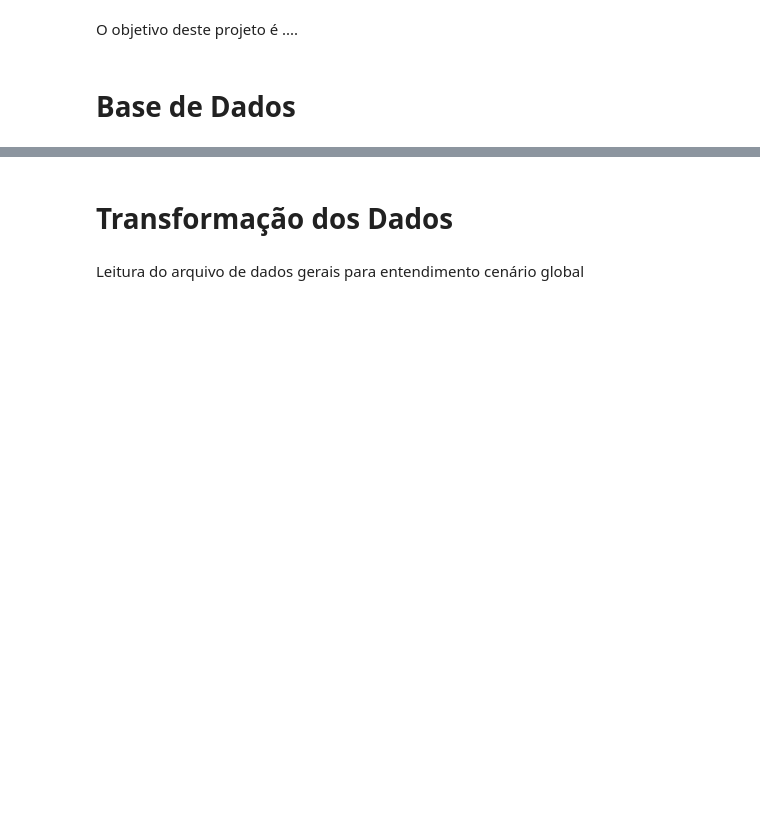
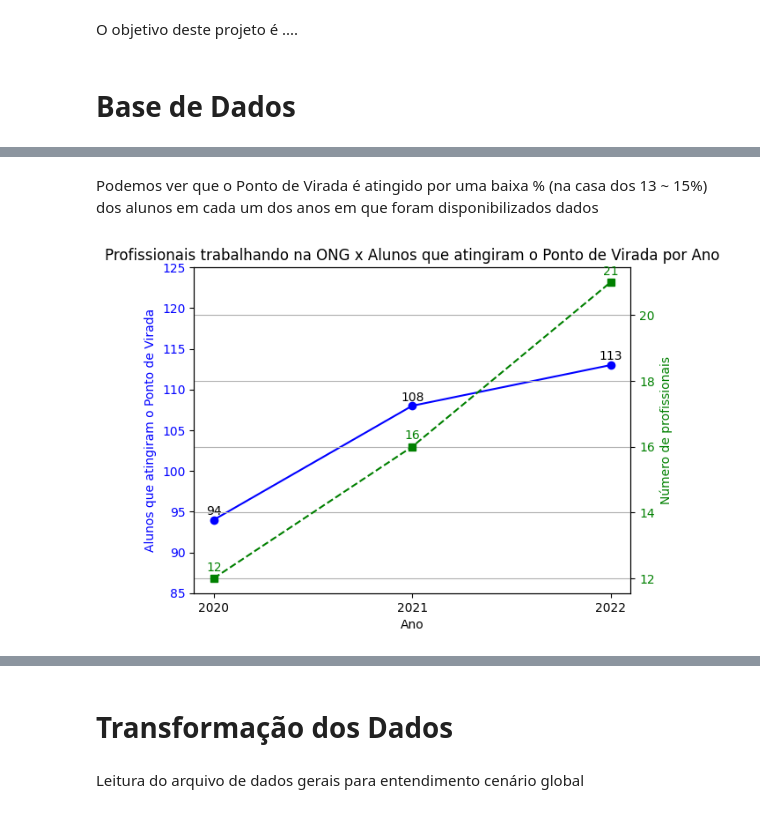
Before and after one commit to ESipp/postech-datathon-pm, a Jupyter notebook: datathon_passos_magicos.ipynb, the cells around one changed output, grey strips where cells are left out. Drawn from its saved outputs; the diff is of its cells as text; code cells hidden in the pictures; blank space fills up the shorter version.

```diff
--- a/datathon_passos_magicos.ipynb
+++ b/datathon_passos_magicos.ipynb
@@ -27,0 +215,43 @@ Comentários gerais das bases de dados
+# %% [markdown]
+Podemos ver que o Ponto de Virada é atingido por uma baixa % (na casa dos 13 ~ 15%) dos alunos em cada um dos anos em que foram disponibilizados dados
+# %%
+df_ponto_virada_sim = df[df['PONTO_VIRADA'] == "Sim"].groupby(["ANO"])["PONTO_VIRADA"].count()
+
+# Obtendo os anos únicos presentes na coluna "ANO"
+anos = df_ponto_virada_sim.index.tolist()
+
+# Plotando o gráfico de linhas
+fig, ax1 = plt.subplots()
+
+ax1.plot(anos, df_ponto_virada_sim, marker="o", linestyle="-", color="b")
+ax1.set_xlabel("Ano")
+ax1.set_ylabel("Alunos que atingiram o Ponto de Virada", color="b")
+ax1.set_ylim(85, 125)
+ax1.tick_params(axis='y', labelcolor='b')
+
+# Adicionando os valores de cada ponto com posição ajustada
+for i, txt in enumerate(df_ponto_virada_sim):
+    ax1.text(anos[i], txt + 0.3, str(txt), ha='center', va='bottom')  # Ajustando a posição vertical
+
+# Definindo os anos como categorias no eixo X
+ax1.set_xticks(anos)
+
+# Adicionando o segundo eixo Y
+ax2 = ax1.twinx()
+valores_secundarios = {2020: 12, 2021: 16, 2022: 21} # Profissionais trabalhando na ONG em cada ano
+valores_secundarios_anos = list(valores_secundarios.keys())
+valores_secundarios_valores = list(valores_secundarios.values())
+ax2.plot(valores_secundarios_anos, valores_secundarios_valores, marker="s", linestyle="--", color="g")
+ax2.set_ylabel("Número de profissionais", color="g")
+ax2.tick_params(axis='y', labelcolor='g')
+
+# Adicionando os valores de cada ponto do segundo eixo Y com posição ajustada
+for i, valor in enumerate(valores_secundarios_valores):
+    ax2.text(valores_secundarios_anos[i], valor + 0.15, str(valor), ha='center', va='bottom', color='g')  # Ajustando a posição vertical
+
+# Exibindo o gráfico
+plt.title("Profissionais trabalhando na ONG x Alunos que atingiram o Ponto de Virada por Ano")
+plt.grid(True)
+plt.show()
+# %% [output]
+[figure, added]
```
Also changed, not shown: parts of 16 cells of this notebook, 3 other files.
